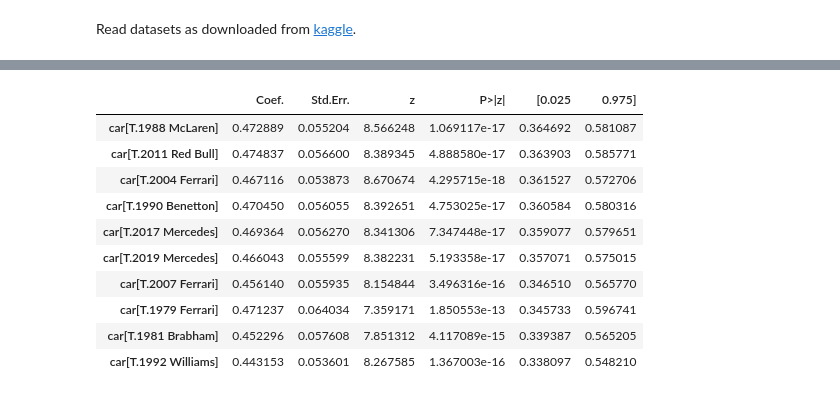
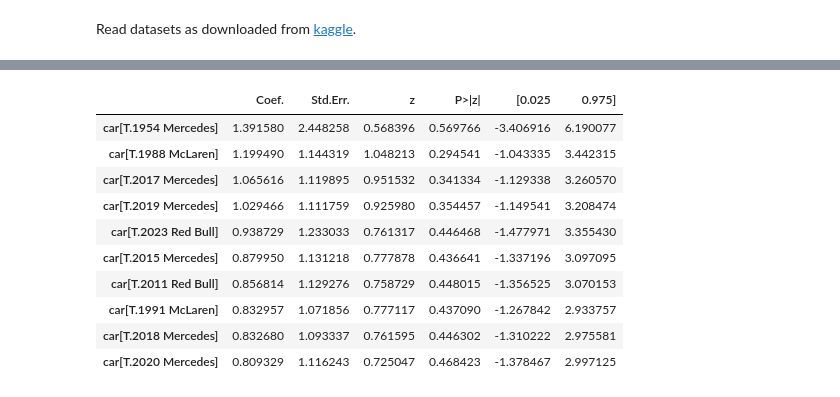
Before and after one commit to Excidion/Formula1-GreatestOfAllTime, a Jupyter notebook: exploration.ipynb, the cells around one changed output, grey strips where cells are left out. Cells and saved outputs as stored; diff of their text form; code cells hidden in the pictures.

```diff
--- a/exploration.ipynb
+++ b/exploration.ipynb
@@ -17,5 +16,7 @@ These are marked in the following list with `# TODO`.
 # %%
 not_self_responsible_dnf = [
+    "Disqualified", # mixed bag, includes driver erros but many team errors
+    "Ignition",
     "Engine",
     "Gearbox",
     "Transmission",
@@ -32,7 +33,7 @@ not_self_responsible_dnf = [
     "Driver Seat",
     "Puncture",
     "Driveshaft",
-    "Retired", # TODO
+    "Retired", # this is a bit of a mixed bag - some due to technical, some after collisions
     "Fuel pressure",
     "Front wing",
     "Water pressure",
@@ -57,59 +58,57 @@ not_self_responsible_dnf = [
     "Out of fuel",
     "Wheel nut",
     "Pneumatics",
-    "Handling", # TODO
+    "Handling", # found nothing on wikipedia indicating driver error
     "Rear wing",
     "Fire",
     "Wheel bearing",
-    "Physical", # TODO
+    "Physical", # found nothing on wikipedia indicating driver error
     "Fuel system",
     "Oil line",
     "Fuel rig",
-    "Launch control", # TODO
-    "Injured", # TODO
+    "Launch control",
     "Fuel",
     "Power loss",
     "Vibrations",
     "Safety",
     "Drivetrain",
     "Ignition"
-    "Injury", # TODO
     "Chassis",
     "Battery",
-    "Stalled", # TODO
     "Halfshaft",
     "Crankshaft",
-    "Safety concerns", # TODO
-    "Not restarted", # TODO
+    "Safety concerns", # found nothing on wikipedia indicating driver error
     "Alternator",
     "Underweight",
     "Safety belt",
     "Oil pump",
     "Fuel leak",
-    "Excluded", # TODO
+    "Excluded", # usually team failing to follow regulations
     "Injection",
     "Distributor",
-    "Driver unwell", # TODO
+    "Driver unwell", # not related to skill
     "Turbo",
     "CV joint",
     "Water pump",
-    "Fatal accident", # TODO
     "Spark plugs",
     "Fuel pipe",
-    "Eye injury",
     "Oil pipe",
     "Axle",
     "Water pipe",
-    "Magneto", # TODO
+    "Magneto",
     "Supercharger",
-    "Collision damage", # TODO
     "Power Unit",
     "ERS",
     "Brake duct",
     "Seat",
-    "Damage", # TODO
-    "Debris", # TODO
-    "Illness", # TODO
+    #"Debris", # is hitting debris the drivers fault?
+    "Illness", # nothing to do with driver skill
     "Undertray",
     "Cooling system",
+    # let's not blame the victims
+    "Injury",
+    "Fatal accident",
+    "Eye injury", # Helmut Marko for no fault of his own
+    "Injured", # relates to injuries sustained before the race
+    "Injury", # relates to injuries sustained before the race
 ]
@@ -171,2 +268,2 @@ By furthermore restricting the `score` to `[0, 1]` we account for the fact that
 # %%
-model = smf.glm("score ~ driver + car + technical_dnf - 1", data=df).fit()
+model = smf.logit("score ~ driver + car + technical_dnf - 1", df).fit()
@@ -205,14 +315,14 @@ res.loc[siginificant & drivers].sort_values("[0.025", ascending=False).head(20)
 # %%
-res.loc[siginificant & cars].sort_values("[0.025", ascending=False).head(10)
+res.loc[cars].sort_values("Coef.", ascending=False).head(10)
 # %% [output]
 |  | Coef. | Std.Err. | z | P>|z| | [0.025 | 0.975] |
-| car[T.1988 McLaren] | 0.472889 | 0.055204 | 8.566248 | 1.069117e-17 | 0.364692 | 0.581087 |
-| car[T.2011 Red Bull] | 0.474837 | 0.056600 | 8.389345 | 4.888580e-17 | 0.363903 | 0.585771 |
-| car[T.2004 Ferrari] | 0.467116 | 0.053873 | 8.670674 | 4.295715e-18 | 0.361527 | 0.572706 |
-| car[T.1990 Benetton] | 0.470450 | 0.056055 | 8.392651 | 4.753025e-17 | 0.360584 | 0.580316 |
-| car[T.2017 Mercedes] | 0.469364 | 0.056270 | 8.341306 | 7.347448e-17 | 0.359077 | 0.579651 |
-| car[T.2019 Mercedes] | 0.466043 | 0.055599 | 8.382231 | 5.193358e-17 | 0.357071 | 0.575015 |
-| car[T.2007 Ferrari] | 0.456140 | 0.055935 | 8.154844 | 3.496316e-16 | 0.346510 | 0.565770 |
-| car[T.1979 Ferrari] | 0.471237 | 0.064034 | 7.359171 | 1.850553e-13 | 0.345733 | 0.596741 |
-| car[T.1981 Brabham] | 0.452296 | 0.057608 | 7.851312 | 4.117089e-15 | 0.339387 | 0.565205 |
-| car[T.1992 Williams] | 0.443153 | 0.053601 | 8.267585 | 1.367003e-16 | 0.338097 | 0.548210 |
+| car[T.1954 Mercedes] | 1.391580 | 2.448258 | 0.568396 | 0.569766 | -3.406916 | 6.190077 |
+| car[T.1988 McLaren] | 1.199490 | 1.144319 | 1.048213 | 0.294541 | -1.043335 | 3.442315 |
+| car[T.2017 Mercedes] | 1.065616 | 1.119895 | 0.951532 | 0.341334 | -1.129338 | 3.260570 |
+| car[T.2019 Mercedes] | 1.029466 | 1.111759 | 0.925980 | 0.354457 | -1.149541 | 3.208474 |
+| car[T.2023 Red Bull] | 0.938729 | 1.233033 | 0.761317 | 0.446468 | -1.477971 | 3.355430 |
+| car[T.2015 Mercedes] | 0.879950 | 1.131218 | 0.777878 | 0.436641 | -1.337196 | 3.097095 |
+| car[T.2011 Red Bull] | 0.856814 | 1.129276 | 0.758729 | 0.448015 | -1.356525 | 3.070153 |
+| car[T.1991 McLaren] | 0.832957 | 1.071856 | 0.777117 | 0.437090 | -1.267842 | 2.933757 |
+| car[T.2018 Mercedes] | 0.832680 | 1.093337 | 0.761595 | 0.446302 | -1.310222 | 2.975581 |
+| car[T.2020 Mercedes] | 0.809329 | 1.116243 | 0.725047 | 0.468423 | -1.378467 | 2.997125 |
```
Also changed, not shown: parts of 18 cells of this notebook, 1 other file.
